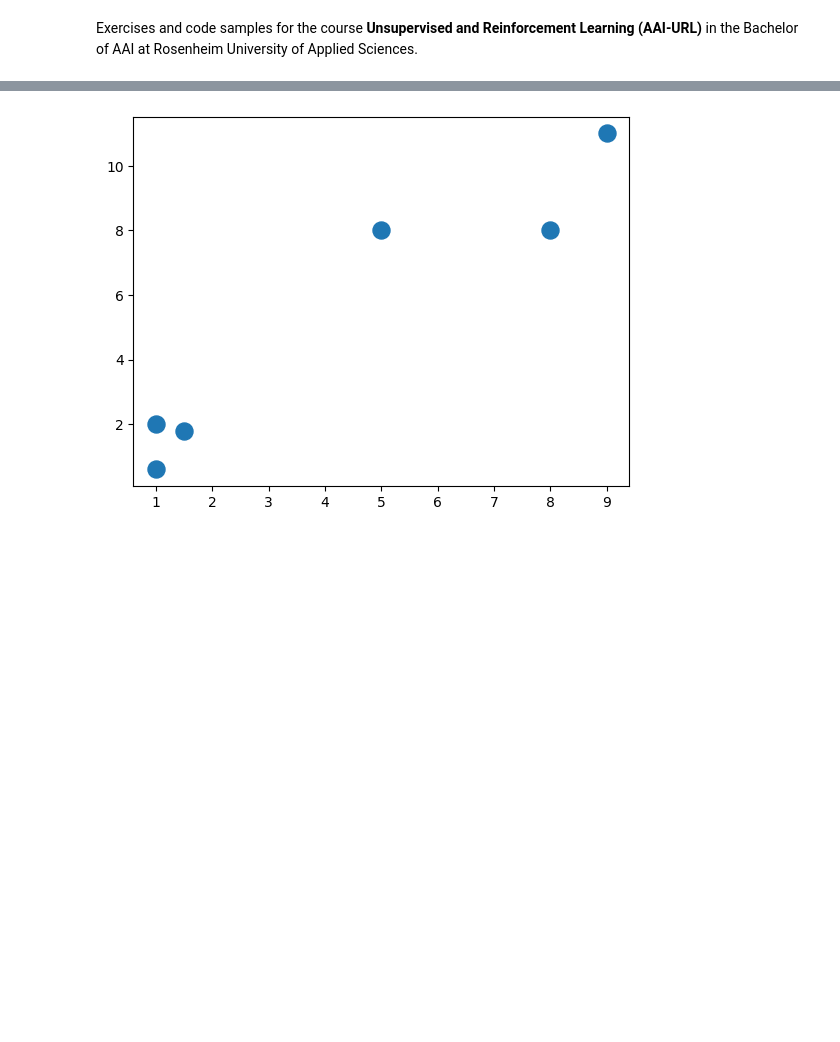
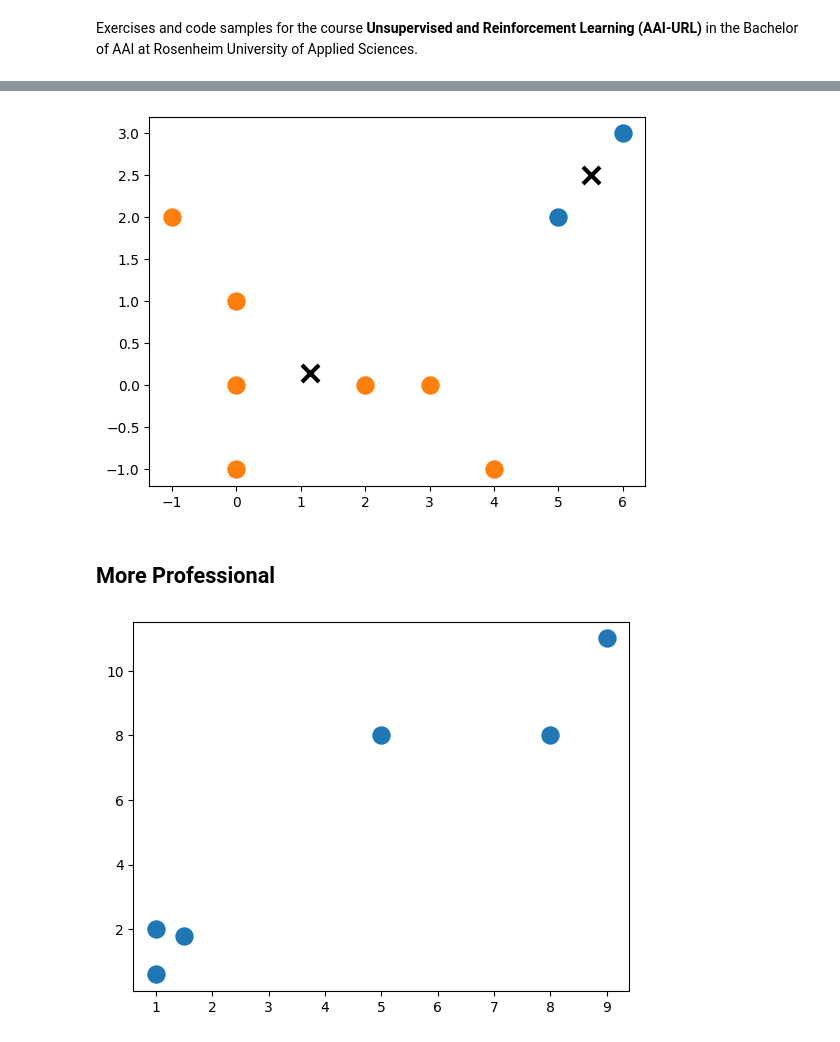
Before and after one commit to matworx/aai-url-notebooks, a Jupyter notebook: 01_k-means.ipynb, the cells around one changed output, grey strips where cells are left out. Saved outputs shown, nothing was run; the diff lists cells and outputs as text; code cells hidden in the pictures; blank space fills up the shorter version.

```diff
--- a/01_k-means.ipynb
+++ b/01_k-means.ipynb
@@ -18,3 +89,21 @@ To begin, we will start with some random data.
+# %%
+import matplotlib.pyplot as plt
+import numpy as np
+
+CL1 = np.asarray(cl1)
+CL2 = np.asarray(cl2)
+
+plt.scatter(CL1[:,0], CL1[:,1], s=150)
+plt.scatter(CL2[:,0], CL2[:,1], s=150)
+
+plt.scatter(C1[0], C1[1], marker="x", color="k", s=150, linewidths=3)
+plt.scatter(C2[0], C2[1], marker="x", color="k", s=150, linewidths=3)
+
+plt.show()
+# %% [output]
+[figure, added]
+# %% [markdown]
+## More Professional
 # %%
 import matplotlib.pyplot as plt
 import numpy as np
```
Also changed, not shown: parts of 6 cells of this notebook.
